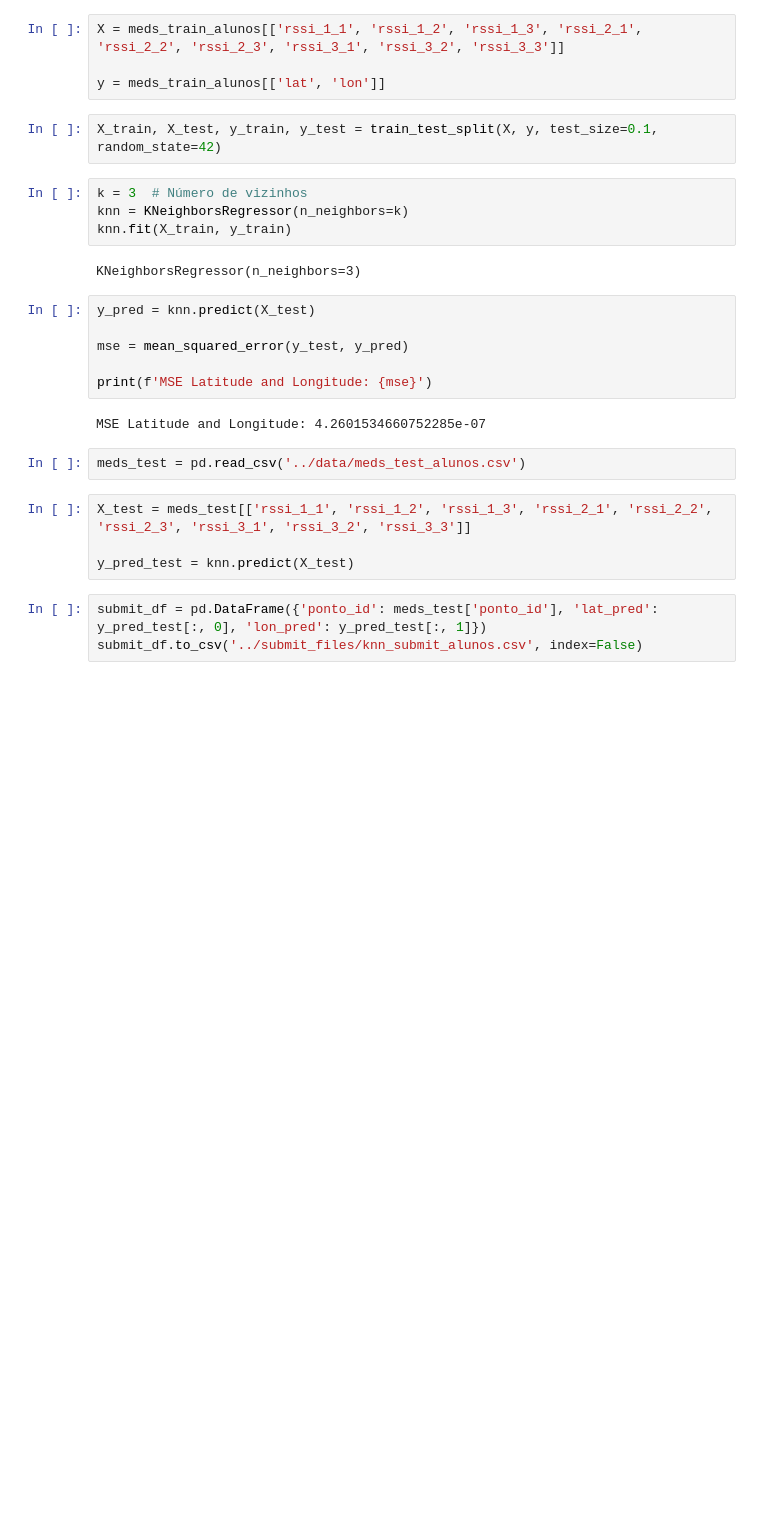
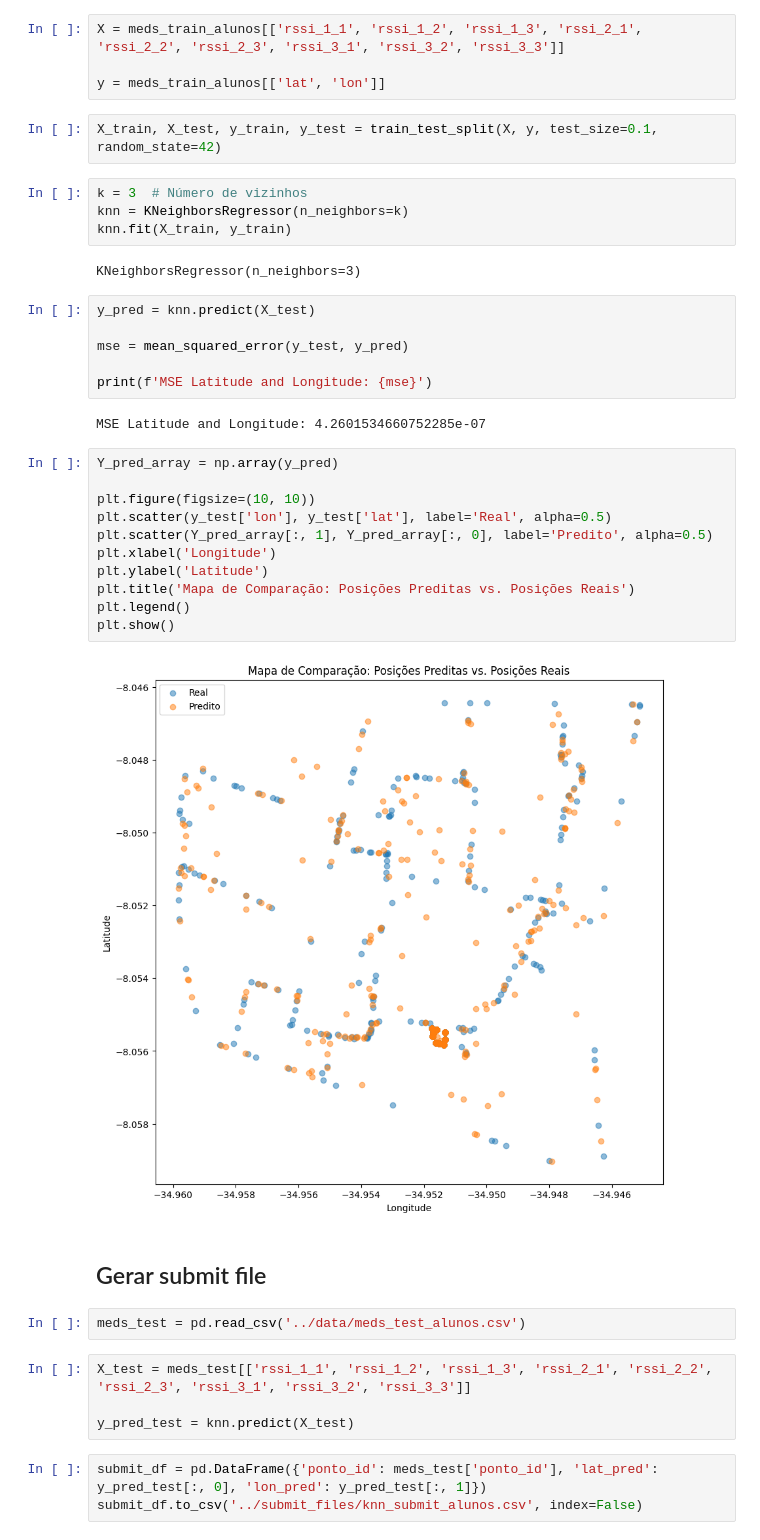
Before and after one commit to pccql/comunicacoes-moveis, a Jupyter notebook: methods/knn.ipynb, the cells around one changed output. Saved outputs shown, nothing was run; the diff lists cells and outputs as text; blank space fills up the shorter version.

```diff
--- a/methods/knn.ipynb
+++ b/methods/knn.ipynb
@@ -26,6 +28,21 @@ mse = mean_squared_error(y_test, y_pred)
 print(f'MSE Latitude and Longitude: {mse}')
 # %% [output]
 MSE Latitude and Longitude: 4.2601534660752285e-07
+# %%
+Y_pred_array = np.array(y_pred)
+
+plt.figure(figsize=(10, 10))
+plt.scatter(y_test['lon'], y_test['lat'], label='Real', alpha=0.5)
+plt.scatter(Y_pred_array[:, 1], Y_pred_array[:, 0], label='Predito', alpha=0.5)
+plt.xlabel('Longitude')
+plt.ylabel('Latitude')
+plt.title('Mapa de Comparação: Posições Preditas vs. Posições Reais')
+plt.legend()
+plt.show()
+# %% [output]
+[figure, added]
+# %% [markdown]
+## Gerar submit file
 # %%
 meds_test = pd.read_csv('../data/meds_test_alunos.csv')
 # %%
```
Also changed, not shown: parts of 1 cell of this notebook, 1 other file.
